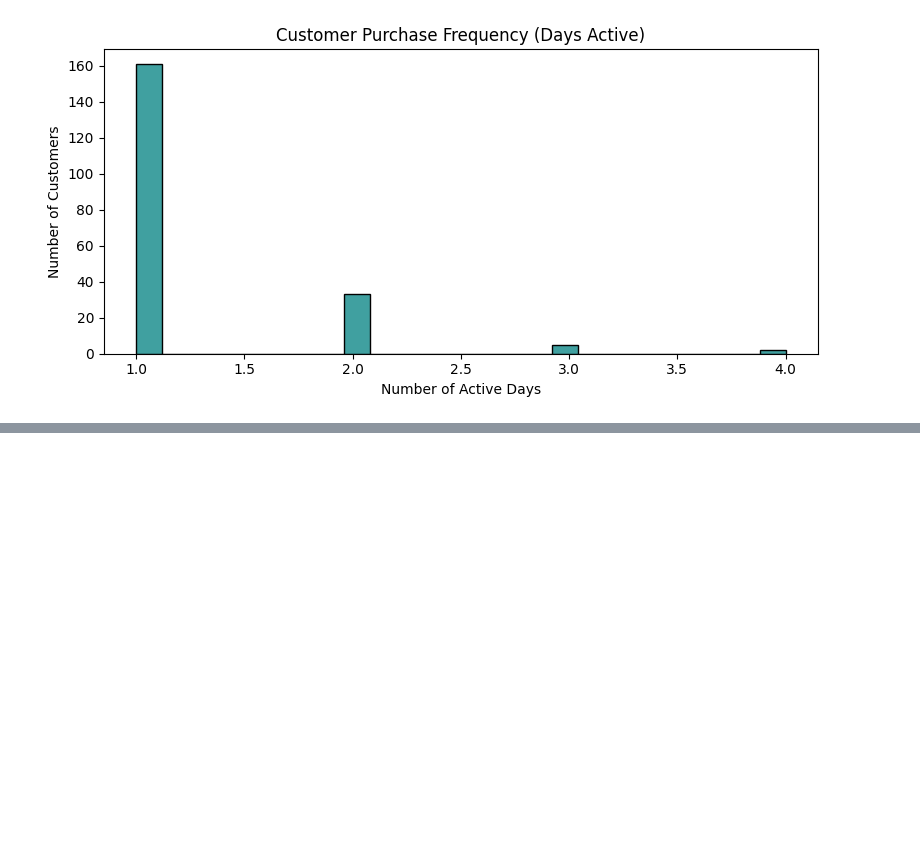
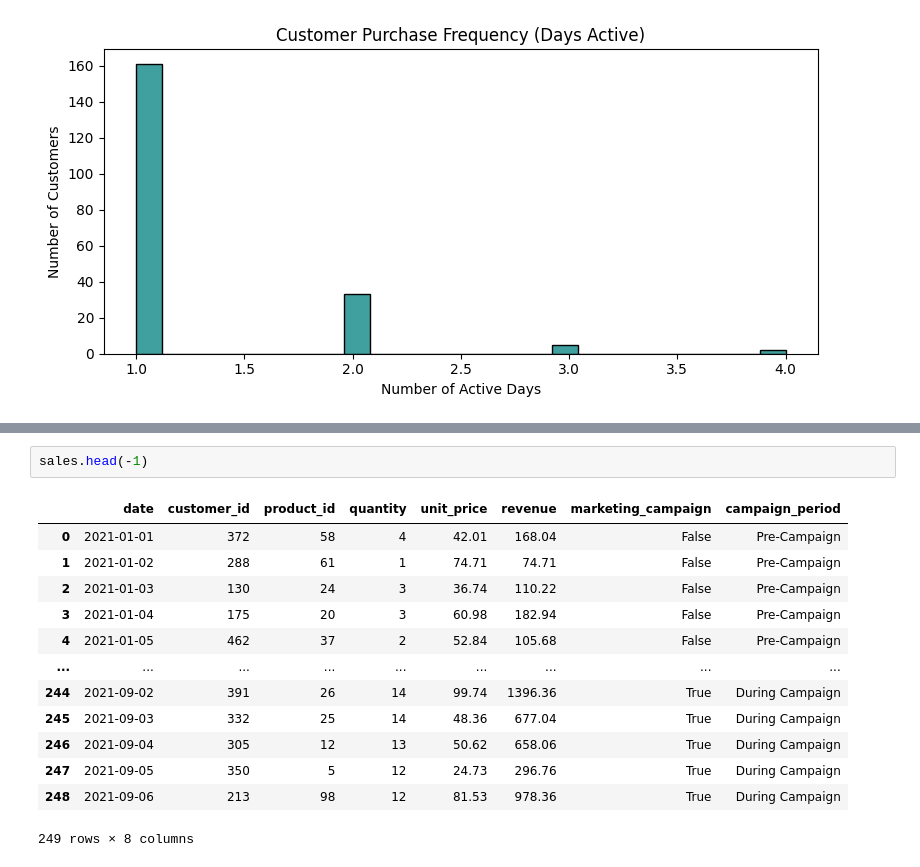
Before and after one commit to ymnlkn/Sales-Uplifting, a Jupyter notebook: sales.ipynb, the cells around one changed output, grey strips where cells are left out. Drawn from its saved outputs; the diff is of its cells as text; blank space fills up the shorter version.

```diff
--- a/sales.ipynb
+++ b/sales.ipynb
@@ -388,0 +334,16 @@ AttributeError: 'NoneType' object has no attribute 'loc'
+# %%
+sales.head(-1)
+# %% [output]
+|  | date | customer_id | product_id | quantity | unit_price | revenue | marketing_campaign | campaign_period |
+| 0 | 2021-01-01 | 372 | 58 | 4 | 42.01 | 168.04 | False | Pre-Campaign |
+| 1 | 2021-01-02 | 288 | 61 | 1 | 74.71 | 74.71 | False | Pre-Campaign |
+| 2 | 2021-01-03 | 130 | 24 | 3 | 36.74 | 110.22 | False | Pre-Campaign |
+| 3 | 2021-01-04 | 175 | 20 | 3 | 60.98 | 182.94 | False | Pre-Campaign |
+| 4 | 2021-01-05 | 462 | 37 | 2 | 52.84 | 105.68 | False | Pre-Campaign |
+| ... | ... | ... | ... | ... | ... | ... | ... | ... |
+| 244 | 2021-09-02 | 391 | 26 | 14 | 99.74 | 1396.36 | True | During Campaign |
+| 245 | 2021-09-03 | 332 | 25 | 14 | 48.36 | 677.04 | True | During Campaign |
+| 246 | 2021-09-04 | 305 | 12 | 13 | 50.62 | 658.06 | True | During Campaign |
+| 247 | 2021-09-05 | 350 | 5 | 12 | 24.73 | 296.76 | True | During Campaign |
+| 248 | 2021-09-06 | 213 | 98 | 12 | 81.53 | 978.36 | True | During Campaign |
+249 rows × 8 columns
```
Also changed, not shown: parts of 20 cells of this notebook.
